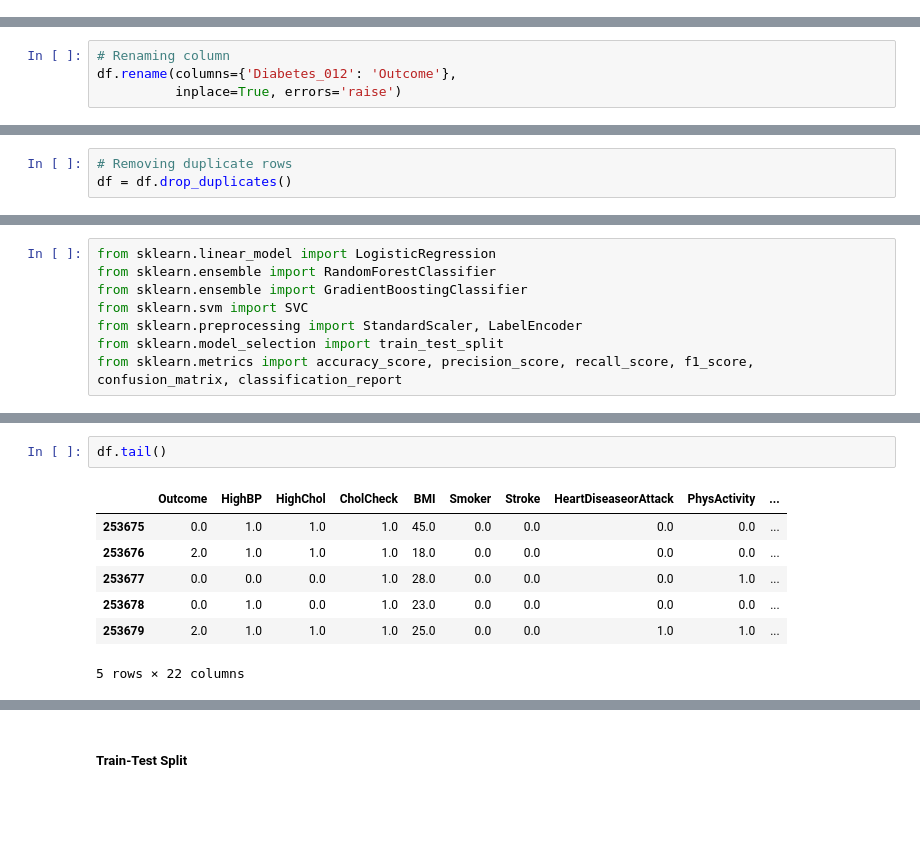
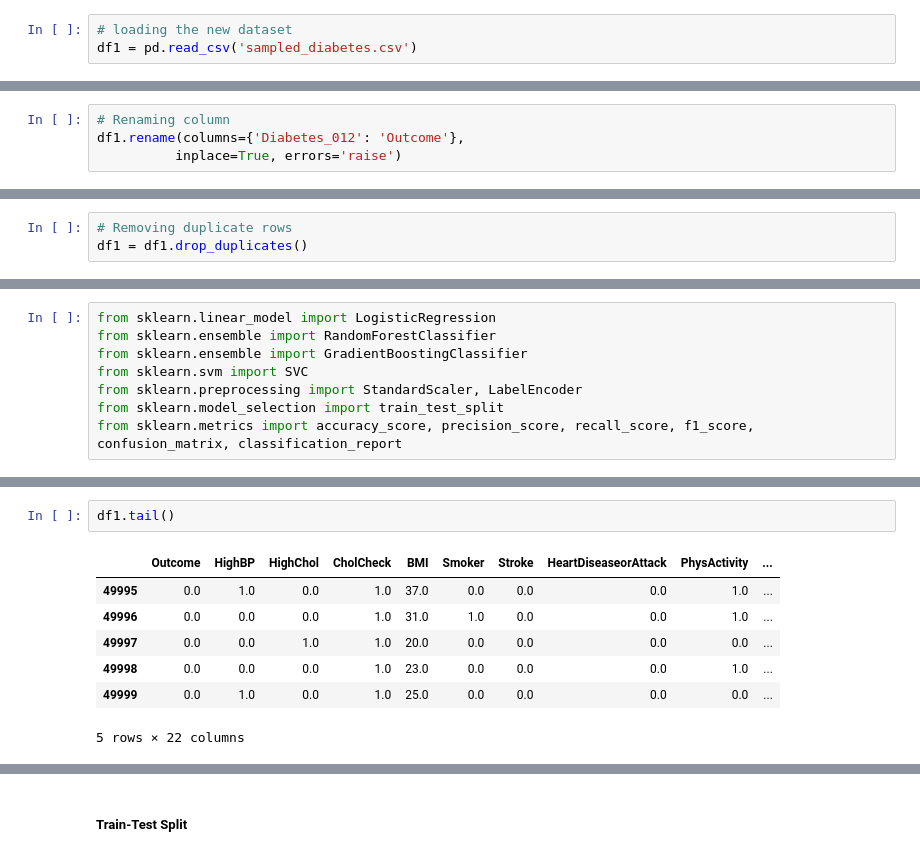
Before and after one commit to Placidus-Ali/intermediate_projects, a Jupyter notebook: 3MTT_Projects/hackathon/hackathon.ipynb, the cells around one changed output, grey strips where cells are left out. Saved outputs shown, nothing was run; the diff lists cells and outputs as text; blank space fills up the shorter version.

```diff
--- a/3MTT_Projects/hackathon/hackathon.ipynb
+++ b/3MTT_Projects/hackathon/hackathon.ipynb
@@ -55,2 +63,5 @@ df = pd.read_csv('diabetes.csv')
+# %%
+# loading the new dataset
+df1 = pd.read_csv('sampled_diabetes.csv')
 # %%
 # checking the head
@@ -116,7 +127,7 @@ Index(['Diabetes_012', 'HighBP', 'HighChol', 'CholCheck', 'BMI', 'Smoker',
       dtype='object')
 # %%
 # Renaming column
-df.rename(columns={'Diabetes_012': 'Outcome'},
+df1.rename(columns={'Diabetes_012': 'Outcome'},
           inplace=True, errors='raise')
 # %%
 #  Checking the statistical summary for numerical columns
@@ -186,5 +197,5 @@ We have about 23,899 duplicate rows. Hence we will remove them
 # %%
 # Removing duplicate rows
-df = df.drop_duplicates()
+df1 = df1.drop_duplicates()
 # %%
 # Reconfirming if we still have duplicate rows
@@ -258,12 +268,12 @@ df.head()
 5 rows × 22 columns
 # %%
-df.tail()
+df1.tail()
 # %% [output]
 |  | Outcome | HighBP | HighChol | CholCheck | BMI | Smoker | Stroke | HeartDiseaseorAttack | PhysActivity | ... |
-| 253675 | 0.0 | 1.0 | 1.0 | 1.0 | 45.0 | 0.0 | 0.0 | 0.0 | 0.0 | ... |
-| 253676 | 2.0 | 1.0 | 1.0 | 1.0 | 18.0 | 0.0 | 0.0 | 0.0 | 0.0 | ... |
-| 253677 | 0.0 | 0.0 | 0.0 | 1.0 | 28.0 | 0.0 | 0.0 | 0.0 | 1.0 | ... |
-| 253678 | 0.0 | 1.0 | 0.0 | 1.0 | 23.0 | 0.0 | 0.0 | 0.0 | 0.0 | ... |
-| 253679 | 2.0 | 1.0 | 1.0 | 1.0 | 25.0 | 0.0 | 0.0 | 1.0 | 1.0 | ... |
+| 49995 | 0.0 | 1.0 | 0.0 | 1.0 | 37.0 | 0.0 | 0.0 | 0.0 | 1.0 | ... |
+| 49996 | 0.0 | 0.0 | 0.0 | 1.0 | 31.0 | 1.0 | 0.0 | 0.0 | 1.0 | ... |
+| 49997 | 0.0 | 0.0 | 1.0 | 1.0 | 20.0 | 0.0 | 0.0 | 0.0 | 0.0 | ... |
+| 49998 | 0.0 | 0.0 | 0.0 | 1.0 | 23.0 | 0.0 | 0.0 | 0.0 | 1.0 | ... |
+| 49999 | 0.0 | 1.0 | 0.0 | 1.0 | 25.0 | 0.0 | 0.0 | 0.0 | 0.0 | ... |
 5 rows × 22 columns
 # %%
```
Also changed, not shown: parts of 31 cells of this notebook, 7 other files.
